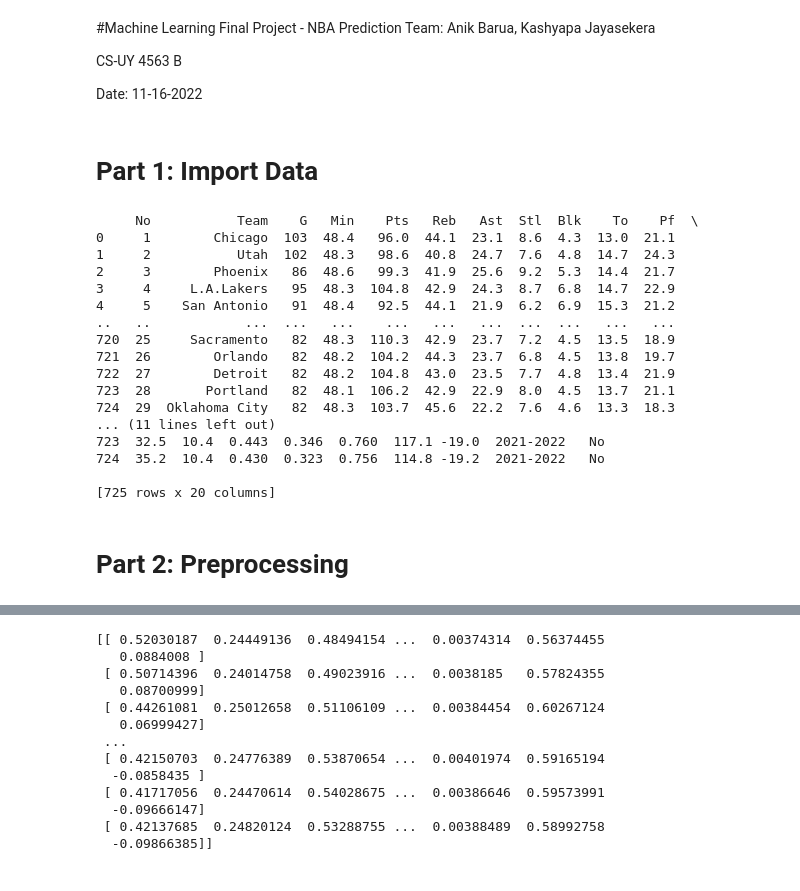
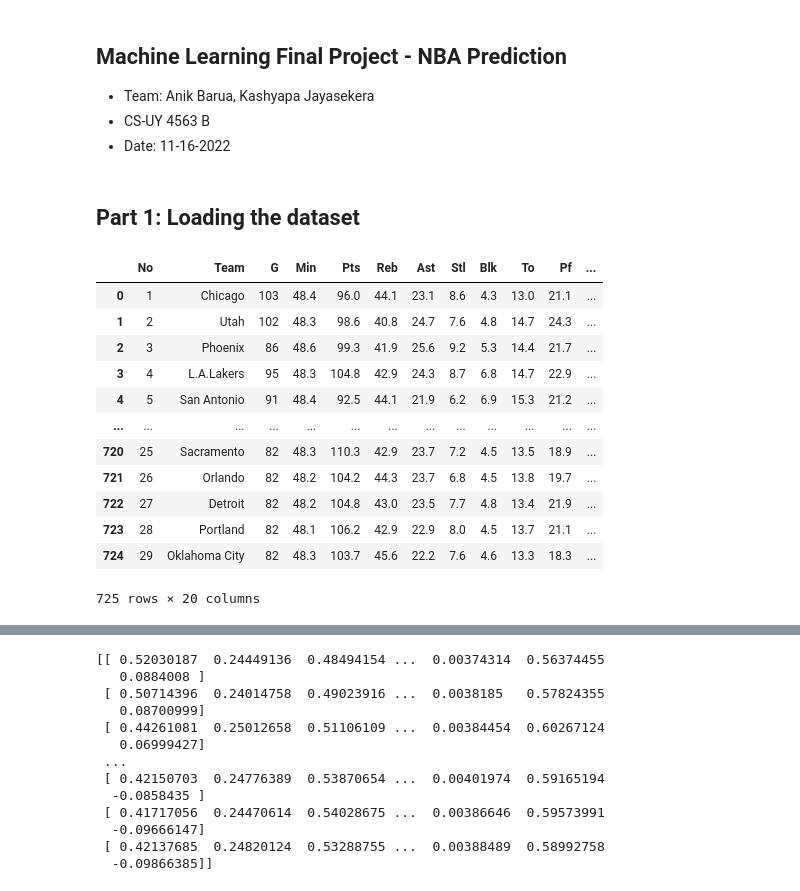
Before and after one commit to apurbaanik/ML_Final_Project_NBA, a Jupyter notebook: ML_Final_Project.ipynb, the cells around one changed output, grey strips where cells are left out. Saved outputs shown, nothing was run; the diff lists cells and outputs as text; code cells hidden in the pictures.

```diff
--- a/ML_Final_Project.ipynb
+++ b/ML_Final_Project.ipynb
@@ -1,12 +1,10 @@
 # %% [markdown]
 <a href="https://colab.research.google.com/github/apurbaanik/ML_Final_Project_NBA/blob/main/ML_Final_Project.ipynb" target="_parent"><img src="https://colab.research.google.com/assets/colab-badge.svg" alt="Open In Colab"/></a>
 # %% [markdown]
-#Machine Learning Final Project - NBA Prediction
-Team: Anik Barua, Kashyapa Jayasekera
-
-CS-UY 4563 B
-
-Date: 11-16-2022
+## Machine Learning Final Project - NBA Prediction
+- Team: Anik Barua, Kashyapa Jayasekera
+- CS-UY 4563 B
+- Date: 11-16-2022
 # %%
 import numpy as np
 import pandas as pd
@@ -16,29 +14,25 @@ from sklearn.preprocessing import Normalizer
 from sklearn.preprocessing import OneHotEncoder
 %matplotlib inline
 # %% [markdown]
-# Part 1: Import Data
+## Part 1: Loading the dataset
 # %%
 # Loading the data
+from google.colab import data_table
+data_table.enable_dataframe_formatter()
 url = 'https://raw.githubusercontent.com/apurbaanik/ML_Final_Project_NBA/main/NBA_Team_Stats.csv'
 df = pd.read_csv(url)
-print(df)
+df
 # %% [output]
+|  | No | Team | G | Min | Pts | Reb | Ast | Stl | Blk | To | Pf | ... |
+| 0 | 1 | Chicago | 103 | 48.4 | 96.0 | 44.1 | 23.1 | 8.6 | 4.3 | 13.0 | 21.1 | ... |
+| 1 | 2 | Utah | 102 | 48.3 | 98.6 | 40.8 | 24.7 | 7.6 | 4.8 | 14.7 | 24.3 | ... |
+| 2 | 3 | Phoenix | 86 | 48.6 | 99.3 | 41.9 | 25.6 | 9.2 | 5.3 | 14.4 | 21.7 | ... |
+| 3 | 4 | L.A.Lakers | 95 | 48.3 | 104.8 | 42.9 | 24.3 | 8.7 | 6.8 | 14.7 | 22.9 | ... |
+| 4 | 5 | San Antonio | 91 | 48.4 | 92.5 | 44.1 | 21.9 | 6.2 | 6.9 | 15.3 | 21.2 | ... |
+| ... | ... | ... | ... | ... | ... | ... | ... | ... | ... | ... | ... | ... |
+| 720 | 25 | Sacramento | 82 | 48.3 | 110.3 | 42.9 | 23.7 | 7.2 | 4.5 | 13.5 | 18.9 | ... |
+| 721 | 26 | Orlando | 82 | 48.2 | 104.2 | 44.3 | 23.7 | 6.8 | 4.5 | 13.8 | 19.7 | ... |
+| 722 | 27 | Detroit | 82 | 48.2 | 104.8 | 43.0 | 23.5 | 7.7 | 4.8 | 13.4 | 21.9 | ... |
+| 723 | 28 | Portland | 82 | 48.1 | 106.2 | 42.9 | 22.9 | 8.0 | 4.5 | 13.7 | 21.1 | ... |
+| 724 | 29 | Oklahoma City | 82 | 48.3 | 103.7 | 45.6 | 22.2 | 7.6 | 4.6 | 13.3 | 18.3 | ... |
-     No           Team    G   Min    Pts   Reb   Ast  Stl  Blk    To    Pf  \
-0     1        Chicago  103  48.4   96.0  44.1  23.1  8.6  4.3  13.0  21.1
-1     2           Utah  102  48.3   98.6  40.8  24.7  7.6  4.8  14.7  24.3
-2     3        Phoenix   86  48.6   99.3  41.9  25.6  9.2  5.3  14.4  21.7
-3     4     L.A.Lakers   95  48.3  104.8  42.9  24.3  8.7  6.8  14.7  22.9
-4     5    San Antonio   91  48.4   92.5  44.1  21.9  6.2  6.9  15.3  21.2
-..   ..            ...  ...   ...    ...   ...   ...  ...  ...   ...   ...
-720  25     Sacramento   82  48.3  110.3  42.9  23.7  7.2  4.5  13.5  18.9
-721  26        Orlando   82  48.2  104.2  44.3  23.7  6.8  4.5  13.8  19.7
-722  27        Detroit   82  48.2  104.8  43.0  23.5  7.7  4.8  13.4  21.9
-723  28       Portland   82  48.1  106.2  42.9  22.9  8.0  4.5  13.7  21.1
-724  29  Oklahoma City   82  48.3  103.7  45.6  22.2  7.6  4.6  13.3  18.3
-... (11 lines left out)
-723  32.5  10.4  0.443  0.346  0.760  117.1 -19.0  2021-2022   No
-724  35.2  10.4  0.430  0.323  0.756  114.8 -19.2  2021-2022   No
-
-[725 rows x 20 columns]
+725 rows × 20 columns
-# %% [markdown]
-# Part 2: Preprocessing
```
Also changed, not shown: parts of 9 cells of this notebook.
